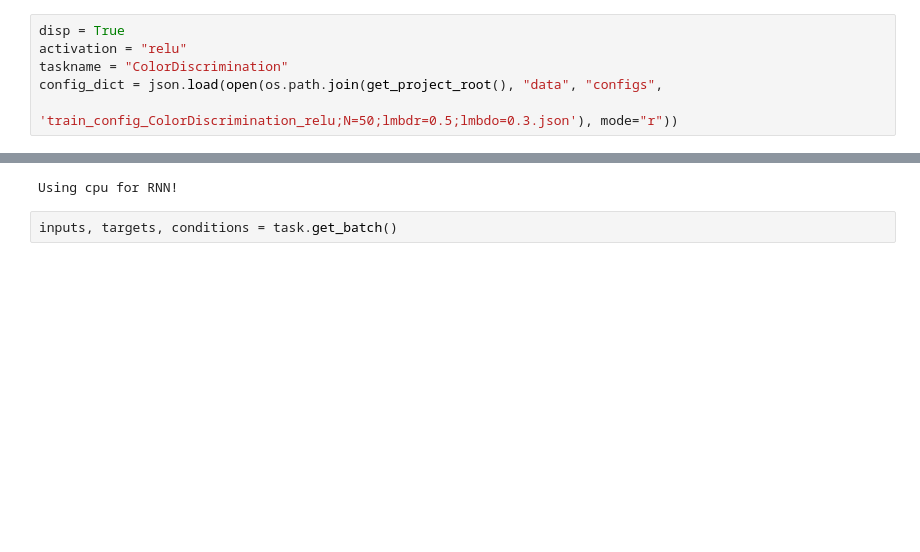
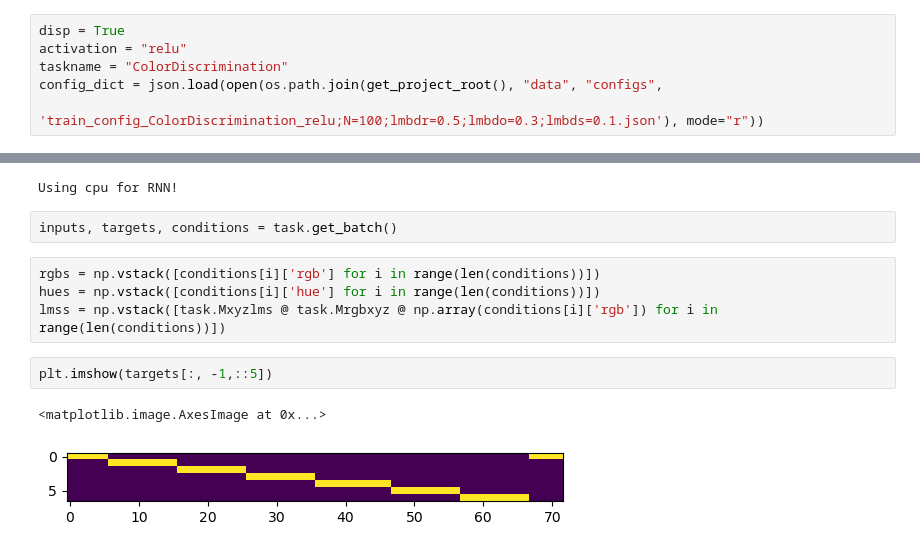
Before and after one commit to engellab/trainRNNbrain, a Jupyter notebook: jupyter/Color discrimination task.ipynb, the cells around one changed output, grey strips where cells are left out. Saved outputs shown, nothing was run; the diff lists cells and outputs as text; blank space fills up the shorter version.

Commit message:
Add Color Discrimination
Added Color Discrimination task and fixed some bugs

```diff
--- a/jupyter/Color discrimination task.ipynb
+++ b/jupyter/Color discrimination task.ipynb
@@ -22,7 +25,7 @@ disp = True
 activation = "relu"
 taskname = "ColorDiscrimination"
 config_dict = json.load(open(os.path.join(get_project_root(), "data", "configs",
-                                          'train_config_ColorDiscrimination_relu;N=50;lmbdr=0.5;lmbdo=0.3.json'), mode="r"))
+                                          'train_config_ColorDiscrimination_relu;N=100;lmbdr=0.5;lmbdo=0.3;lmbds=0.1.json'), mode="r"))
 # %%
 # defining RNN:
 N = config_dict["N"]
@@ -87,3 +90,12 @@ datasaver = None
 Using cpu for RNN!
 # %%
 inputs, targets, conditions = task.get_batch()
+# %%
+rgbs = np.vstack([conditions[i]['rgb'] for i in range(len(conditions))])
+hues = np.vstack([conditions[i]['hue'] for i in range(len(conditions))])
+lmss = np.vstack([task.Mxyzlms @ task.Mrgbxyz @ np.array(conditions[i]['rgb']) for i in range(len(conditions))])
+# %%
+plt.imshow(targets[:, -1,::5])
+# %% [output]
+<matplotlib.image.AxesImage at 0x...>
+[figure, added]
```
Also changed, not shown: parts of 81 cells of this notebook, 8 other files.
